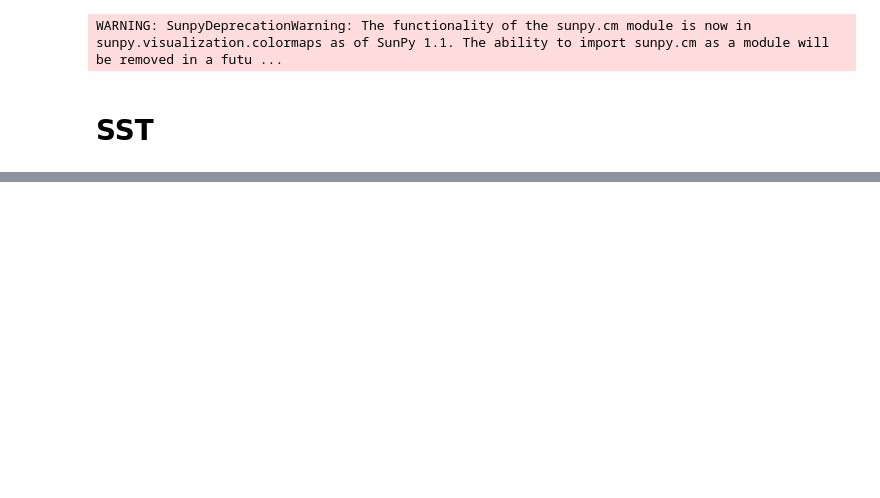
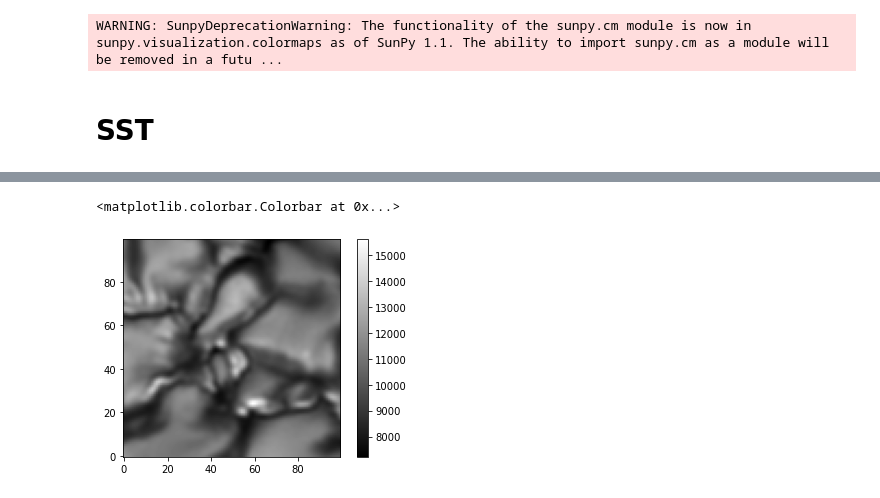
Before and after one commit to souvikita/CBP_spicule_mag, a Jupyter notebook: QSEB_CBP.ipynb, the cells around one changed output, grey strips where cells are left out. Saved outputs shown, nothing was run; the diff lists cells and outputs as text; code cells hidden in the pictures; blank space fills up the shorter version.

```diff
--- a/QSEB_CBP.ipynb
+++ b/QSEB_CBP.ipynb
@@ -22,6 +22,7 @@ import multiprocessing as mp
 WARNING: SunpyDeprecationWarning: The functionality of the sunpy.cm module is now in sunpy.visualization.colormaps as of SunPy 1.1. The ability to import sunpy.cm as a module will be removed in a futu ...
 # %%
 dpath_SST = '/mn/stornext/d18/lapalma/reduc/2021/2021-08-04/CHROMIS/cubes_nb/'
+dpath_SST_WB = '/mn/stornext/d18/lapalma/reduc/2021/2021-08-04/CHROMIS/cubes_wb/'
 dpath_SST_processed = '/mn/stornext/d18/lapalma/reduc/2021/2021-08-04/CHROMIS/cubes_nb/souvikb_CBP/'
 dpath_EDVARDA_SDO = '/mn/stornext/d18/lapalma/reduc/2021/2021-08-04/CHROMIS/edvarda/sdo2sst/'
 dpath_SDO_BOSE ='/mn/stornext/d18/lapalma/reduc/2021/2021-08-04/CHROMIS/cubes_nb/souvikb_CBP/SDO_only_aia/'
@@ -74,6 +75,12 @@ dim_lc_widths = hdr_lc_widths[0]
 cube_lc_widths = lp.getdata(dpath_SST+'lc_widths_nb_4846_2021-08-04T09:56:50_scans=0-95.fcube')
 cube_lc_widths = np.reshape(cube_lc_widths, [dim_lc_widths[0],dim_lc_widths[1],dim_lc_widths[2]])
 
+#------ H-beta 4861.33 AA WB maps --------
+hdr_wb = lp.getheader(dpath_SST_WB+'wb_4846_2021-08-04T09:56:50_scans=0-95_corrected_im.icube')
+dim_wb = hdr_wb[0]
+cube_wb = lp.getdata(dpath_SST_WB+'wb_4846_2021-08-04T09:56:50_scans=0-95_corrected_im.icube')
+cube_wb = np.reshape(cube_wb,[dim_wb[0],dim_wb[1],dim_wb[2]])
+
 #----- time and wavelength stamps --------
 time_steps = readsav(dpath_SST+'nb_4846_2021-08-04T09:56:50_scans=0-95_corrected_cmapcorr_im_times+wvl.idlsave')
 times = time_steps['times']
@@ -94,3 +110,13 @@ plt.axhline(y=200)
+# %%
+plt.imshow(cube_wb[400+225:400+225+100,600+110:600+110+100,77].T, origin='lower', cmap='gray')
+plt.colorbar()
+# plt.axvline(x=220)
+# plt.axvline(x=320)
+# plt.axhline(y=100)
+# plt.axhline(y=200)
+# %% [output]
+<matplotlib.colorbar.Colorbar at 0x...>
+[figure, added]
 # %%
 dopp_Hb = ((wav-wav[13])/wav[13])*3e5
 plt.plot(dopp_Hb,cubeH[671,764,77,:])
```
Also changed, not shown: parts of 13 cells of this notebook.
